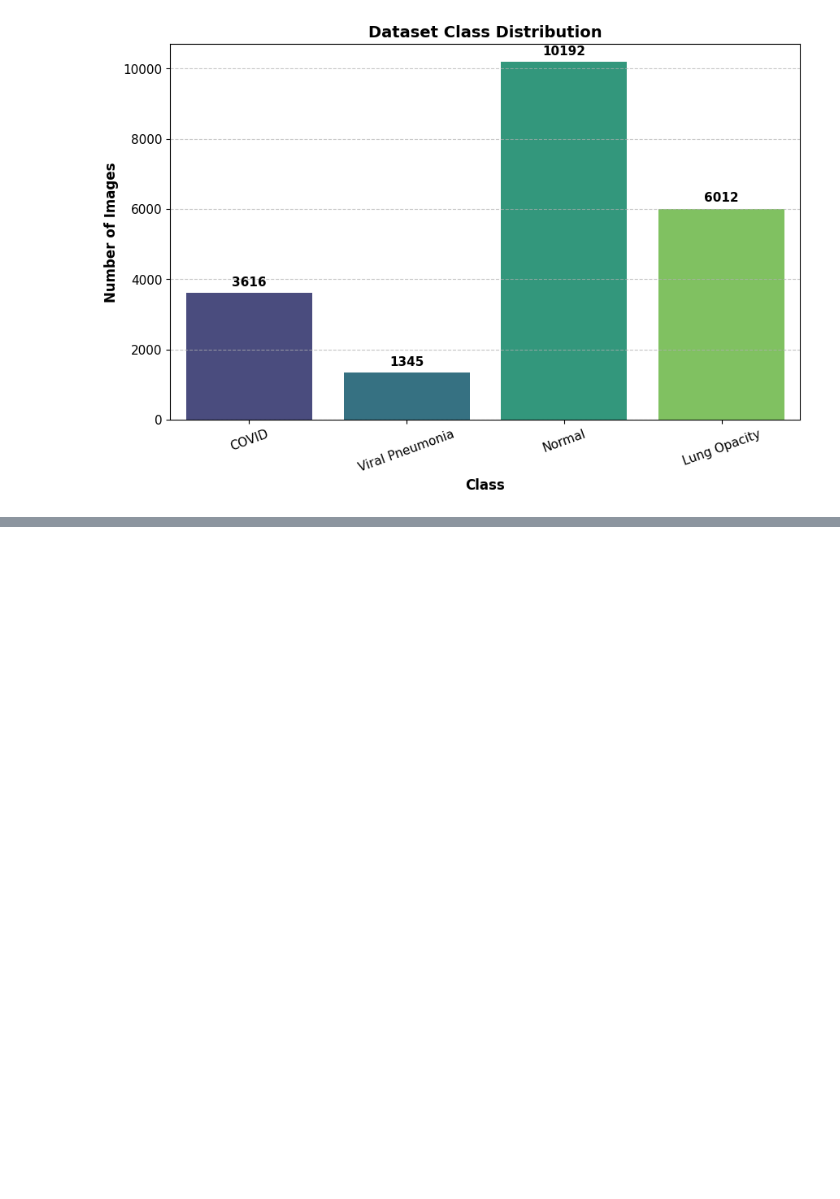
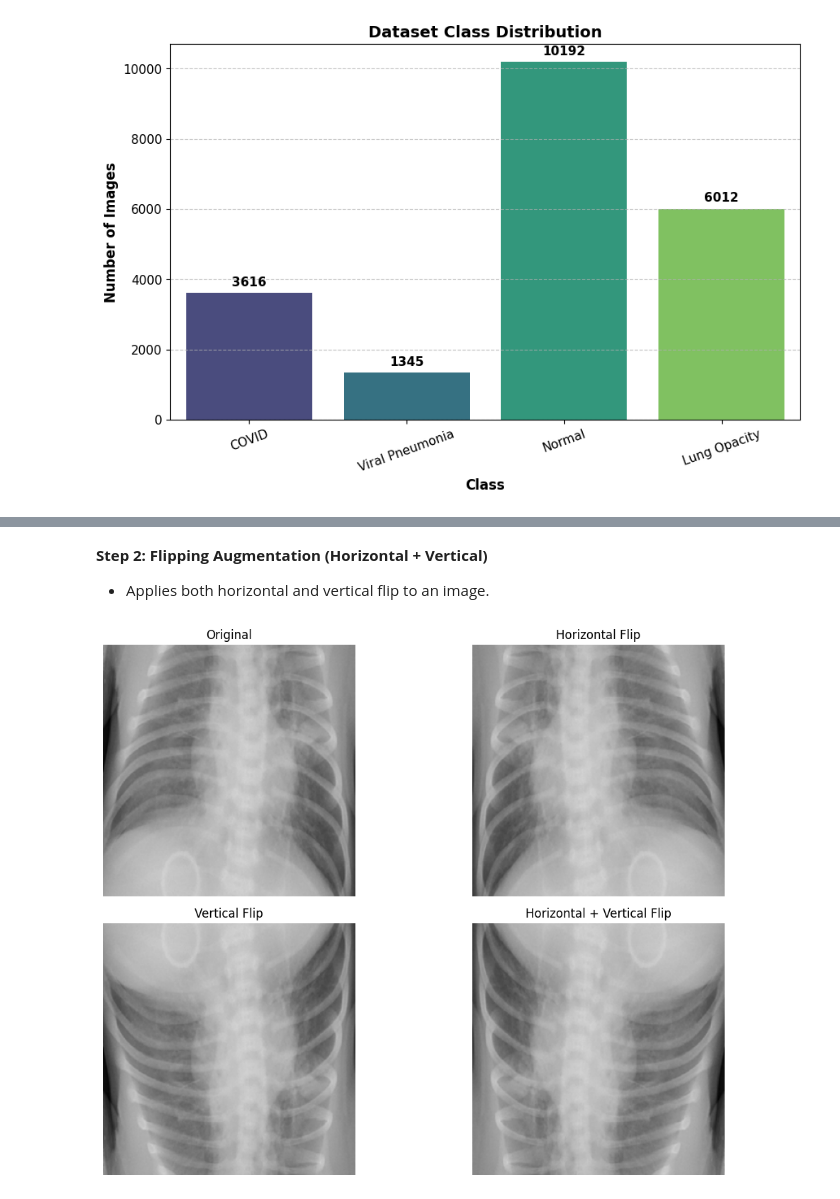
Before and after one commit to BehrozKhawar-23005633/MultiClass-Lung-Disease-Detection, a Jupyter notebook: Pneumonia_Detection.ipynb, the cells around one changed output, grey strips where cells are left out. Saved outputs shown, nothing was run; the diff lists cells and outputs as text; code cells hidden in the pictures; blank space fills up the shorter version.

```diff
--- a/Pneumonia_Detection.ipynb
+++ b/Pneumonia_Detection.ipynb
@@ -82,0 +305,42 @@ plot_class_distribution(categories, image_counts)
+# %% [markdown]
+**Step 2: Flipping Augmentation (Horizontal + Vertical)**
+
+*   Applies both horizontal and vertical flip to an image.
+# %%
+def apply_flipping(image_path):
+
+    # Load image
+    image = cv2.imread(image_path)
+    image = cv2.cvtColor(image, cv2.COLOR_BGR2RGB)
+
+    # Apply flipping
+    flip_h = cv2.flip(image, 1)   # Horizontal
+    flip_v = cv2.flip(image, 0)   # Vertical
+    flip_both = cv2.flip(image, -1)  # Both
+
+    return image, flip_h, flip_v, flip_both
+
+# Select a sample image
+image_folder = "/content/drive/MyDrive/Colab Notebooks/COVID-19_Radiography_Dataset/Viral Pneumonia/images"
+sample_image = random.choice(os.listdir(image_folder))
+image_path = os.path.join(image_folder, sample_image)
+
+# Apply flipping
+original, h_flip, v_flip, both_flip = apply_flipping(image_path)
+
+# Plot the results
+titles = ["Original", "Horizontal Flip", "Vertical Flip", "Horizontal + Vertical Flip"]
+images = [original, h_flip, v_flip, both_flip]
+
+plt.figure(figsize=(12, 8))
+for i in range(4):
+    plt.subplot(2, 2, i+1)
+    plt.imshow(images[i])
+    plt.title(titles[i])
+    plt.axis("off")
+
+plt.tight_layout()
+plt.savefig("flipping_augmentation.png", dpi=300, bbox_inches="tight")
+plt.show()
+# %% [output]
+[figure, added]
```
Also changed, not shown: parts of 20 cells of this notebook.
